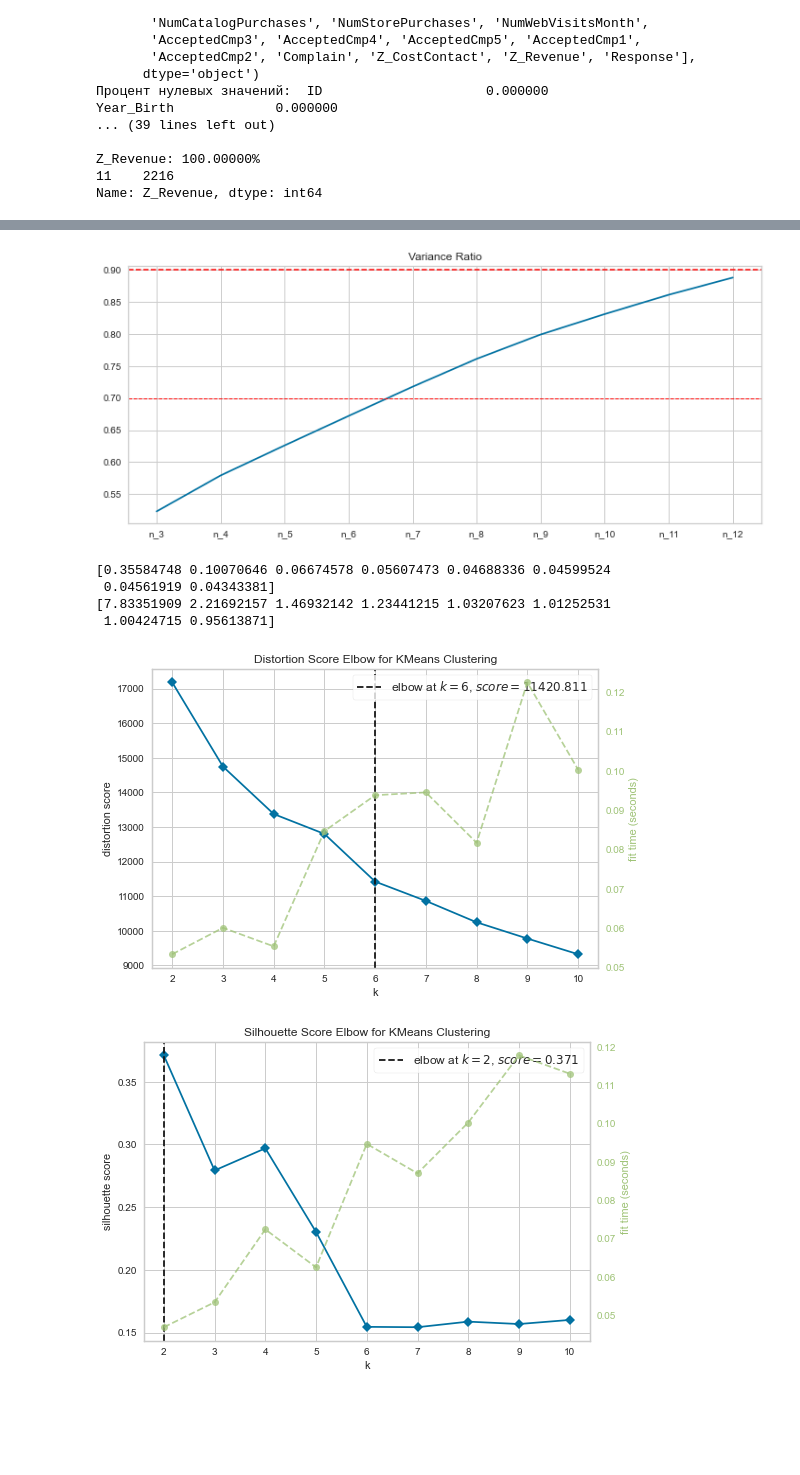
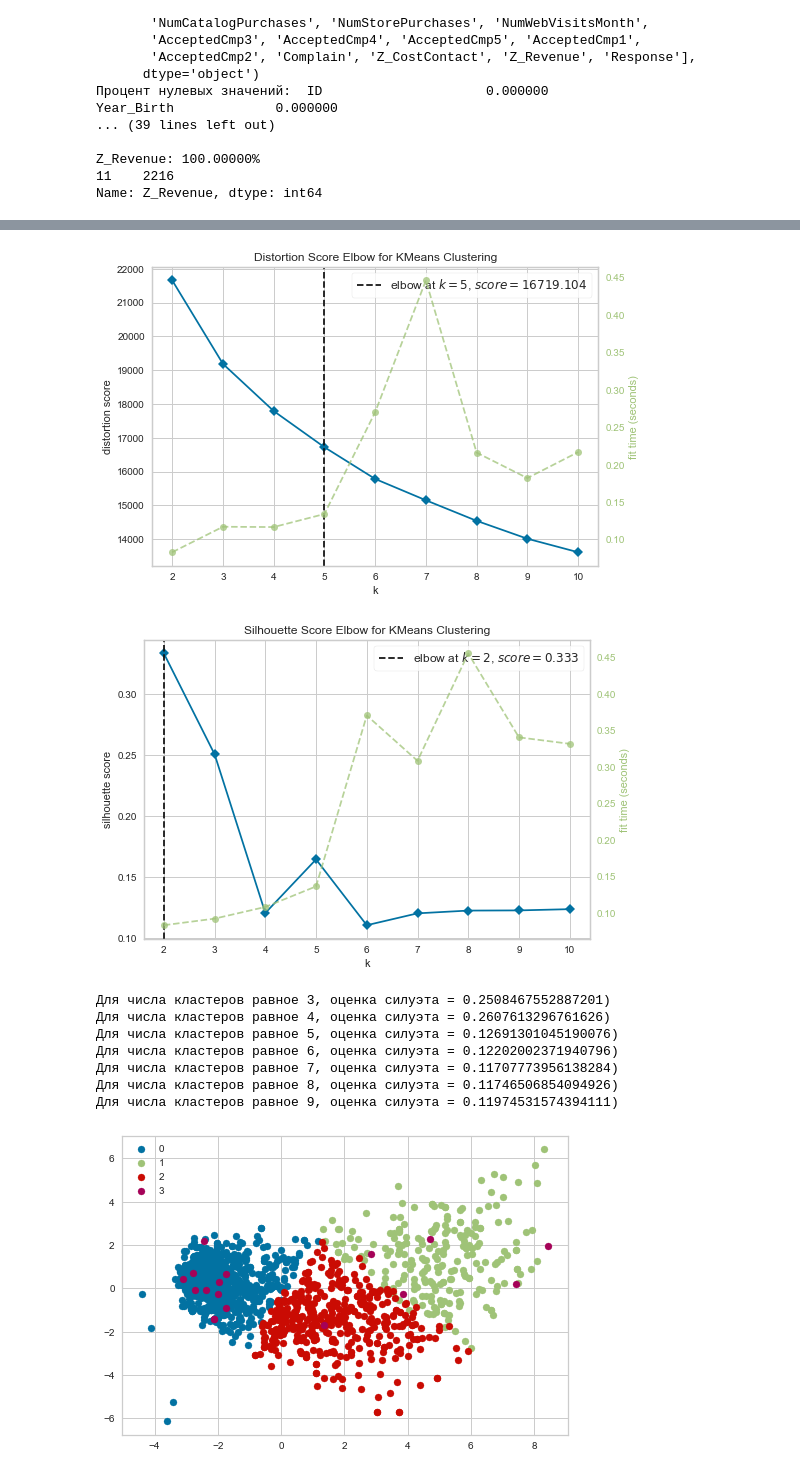
Before and after one commit to chtozaserikova/Customer-Personality-Analysis, a Jupyter notebook: main.ipynb, the cells around one changed output, grey strips where cells are left out. Saved outputs shown, nothing was run; the diff lists cells and outputs as text; code cells hidden in the pictures; blank space fills up the shorter version.

```diff
--- a/main.ipynb
+++ b/main.ipynb
@@ -17,7 +17,7 @@ if not sys.warnoptions:
     warnings.simplefilter("ignore")
 np.random.seed(42)
 
-df = pd.read_csv('./content/marketing_campaign.csv', sep="\t")
+df = pd.read_csv('dataset/marketing_campaign.csv', sep="\t")
 
 df.isnull().sum() * 100 / len(df)
 
@@ -211,0 +279,2 @@ scaled_X = pd.DataFrame(scaler.transform(X),columns= X.columns)
+# %%
+df["Clusters"] = obj_class + 1
@@ -211,0 +292,7 @@ scaled_X = pd.DataFrame(scaler.transform(X),columns= X.columns)
+# %%
+u_labels = np.unique(obj_class)
+for i in u_labels:
+    plt.scatter(X_PCA[obj_class == i , 0] , X_PCA[obj_class == i , 1] , label = i+1)
+
+plt.legend()
+plt.show()
@@ -212,5 +301,5 @@ scaled_X = pd.DataFrame(scaler.transform(X),columns= X.columns)
 # %%
-# visual func definitions
+# clustering
 
 from sklearn.cluster import KMeans
 from sklearn.metrics import silhouette_score
@@ -220,34 +309,6 @@ from sklearn.decomposition import PCA
 from yellowbrick.cluster import KElbowVisualizer
 import plotly.graph_objects as go
 
-
-'''
-Уменьшение размерности
-'''
-
-variance_ratio = {}
-for i in range(3, 13):
-    pca = PCA(n_components=i)
-    pca.fit(scaled_X)
-    variance_ratio[f'n_{i}'] = pca.explained_variance_ratio_.sum()
-variance_ratio
-
-
-plt.figure(figsize = (12, 5))
-plt.plot([key for key in variance_ratio.keys()], [val for val in variance_ratio.values()])
-plt.axhline(0.7, color = 'red', ls = '--', lw = 1)
-plt.axhline(0.9, color = 'red', ls = '--', lw = 1.5)
-plt.title("Variance Ratio")
-plt.show()
-
-#видим, что 8 признаков объясняют 70% дисперсии, а 90% - 15 признаков
-
-pca = PCA(n_components=8)
-pca.fit(scaled_X)
-print(pca.explained_variance_ratio_)
-print(pca.explained_variance_)
-X_PCA = pca.transform(scaled_X)
-X_PCA.shape
 
 '''
 Поиск числа кластеров
@@ -262,49 +323,51 @@ elbow.show()
 elbow = KElbowVisualizer(estimator = km, k = 10, metric='silhouette')
 elbow.fit(X_PCA)
 elbow.show()
-#Обычно рекомендуется выбирать номер K со вторым по величине показателем силуэта, поэтому оптимальное число кластеров K = 5
+#Обычно рекомендуется выбирать номер K со вторым по величине показателем силуэта, поэтому оптимальное число кластеров K = 4
 
-range_n_clusters = list(range(3, 15))
+range_n_clusters = list(range(3, 10))
 for n_clusters in range_n_clusters:
     clusterer = KMeans(n_clusters=n_clusters, random_state=10)
     preds = clusterer.fit_predict(X_PCA)
     centers = clusterer.cluster_centers_
 
     score = silhouette_score(X_PCA, preds)
     print("Для числа кластеров равное {}, оценка силуэта = {})".format(n_clusters, score))
 
 # изобразим графически полученный результат
-kmeans = KMeans(n_clusters= 5)
+kmeans = KMeans(n_clusters= 4)
 label = kmeans.fit_predict(X_PCA)
 u_labels = np.unique(label)
 for i in u_labels:
     plt.scatter(X_PCA[label == i , 0] , X_PCA[label == i , 1] , label = i)
 plt.legend()
 plt.show()
 
 '''
 Подтвердили, что оптимальное число кластеров - 5
 '''
 
-kmeans = KMeans(n_clusters=5, random_state=10)
+kmeans = KMeans(n_clusters=4, random_state=10)
 predictions = kmeans.fit_predict(X_PCA)
 df["Clusters"] = predictions + 1
 
 
-labels = ["Cluster 1", "Cluster 2", "Cluster 3", "Cluster 4", "Cluster 5" ]
+labels = ["Cluster 1", "Cluster 2", "Cluster 3", "Cluster 4"]
 cluster0_num = df[df["Clusters"]==1].shape[0]
 cluster1_num = df[df["Clusters"]==2].shape[0]
 cluster2_num = df[df["Clusters"]==3].shape[0]
 cluster3_num = df[df["Clusters"]==4].shape[0]
-cluster4_num = df[df["Clusters"]==5].shape[0]
-values = [cluster0_num, cluster1_num, cluster2_num, cluster3_num, cluster4_num]
+values = [cluster0_num, cluster1_num, cluster2_num, cluster3_num]
 fig = go.Figure(data=[go.Pie(labels=labels, values=values, hole=0.6, title="Clusters")])
 fig.show()
 # %% [output]
-[figure, old version]
+[figure, new version]
+[figure, new version]
-[0.35584748 0.10070646 0.06674578 0.05607473 0.04688336 0.04599524
- 0.04561919 0.04343381]
-[7.83351909 2.21692157 1.46932142 1.23441215 1.03207623 1.01252531
- 1.00424715 0.95613871]
+Для числа кластеров равное 3, оценка силуэта = 0.2508467552887201)
+Для числа кластеров равное 4, оценка силуэта = 0.2607613296761626)
+Для числа кластеров равное 5, оценка силуэта = 0.12691301045190076)
+Для числа кластеров равное 6, оценка силуэта = 0.12202002371940796)
+Для числа кластеров равное 7, оценка силуэта = 0.11707773956138284)
+Для числа кластеров равное 8, оценка силуэта = 0.11746506854094926)
+Для числа кластеров равное 9, оценка силуэта = 0.11974531574394111)
-[figure, old version]
-[figure, old version]
+[figure, new version]
```
Also changed, not shown: parts of 10 cells of this notebook.
